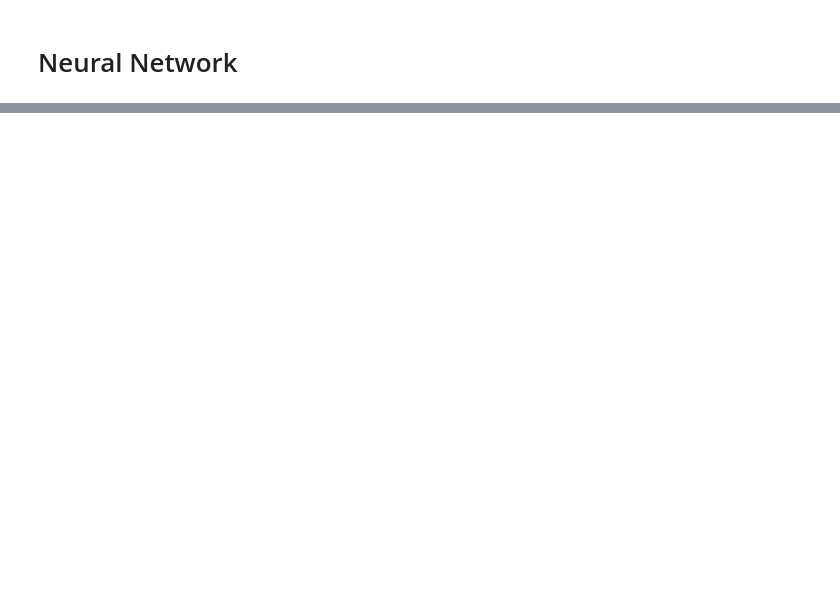
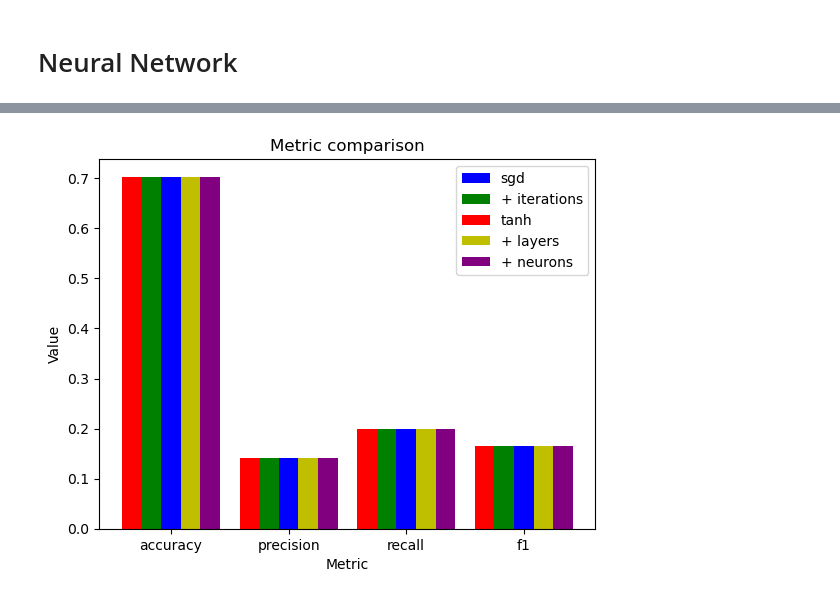
Before and after one commit to juanlo017/AISentimentAnalysis, a Jupyter notebook: SentimentAnalysis.ipynb, the cells around one changed output, grey strips where cells are left out. Drawn from its saved outputs; the diff is of its cells as text; code cells hidden in the pictures; blank space fills up the shorter version.

```diff
--- a/SentimentAnalysis.ipynb
+++ b/SentimentAnalysis.ipynb
@@ -590,0 +640,36 @@ plt.show()
+# %%
+results_nn_sgd = cross_validate(mlp_sgd_relu, X, y, cv=5, scoring=scoring_metrics)
+results_nn_sgd_more_iterations = cross_validate(mlp_sgd_more_iterations, X, y, cv=5, scoring=scoring_metrics)
+results_nn_sgd_tanh = cross_validate(mlp_sgd_tanh, X, y, cv=5, scoring=scoring_metrics)
+results_nn_sgd_more_layers = cross_validate(mlp_sgd_more_layers, X, y, cv=5, scoring=scoring_metrics)
+results_nn_sgd_more_neurons = cross_validate(mlp_sgd_more_neurons, X, y, cv=5, scoring=scoring_metrics)
+# %%
+nn_sgd_mean_metrics = calculate_mean_metrics(results_nn_sgd)
+results_nn_sgd_more_iterations_metrics = calculate_mean_metrics(results_nn_sgd_more_iterations)
+results_nn_sgd_tanh_metrics = calculate_mean_metrics(results_nn_sgd_tanh)
+results_nn_sgd_more_layers_metrics = calculate_mean_metrics(results_nn_sgd_more_layers)
+results_nn_sgd_more_neurons_metrics = calculate_mean_metrics(results_nn_sgd_more_neurons)
+
+metric_categories = ['accuracy', 'precision', 'recall', 'f1']
+N = len(metric_categories)
+fig, ax = plt.subplots()
+space = 1.5
+ind = np.arange(0,N*space, space)
+width_bar = 0.25
+
+rect1 = ax.bar(ind+0, nn_sgd_mean_metrics[2:], color = 'b', width = width_bar, label='sgd')
+rect2 = ax.bar(ind-0.25, results_nn_sgd_more_iterations_metrics[2:], color = 'g', width = width_bar, label='+ iterations')
+rect3 = ax.bar(ind-0.50, results_nn_sgd_tanh_metrics[2:], color = 'r', width = width_bar, label='tanh')
+rect3 = ax.bar(ind+0.25, results_nn_sgd_more_layers_metrics[2:], color = 'y', width = width_bar, label='+ layers')
+rect3 = ax.bar(ind+0.50, results_nn_sgd_more_neurons_metrics[2:], color = 'purple', width = width_bar, label='+ neurons')
+
+ax.set_xlabel('Metric')
+ax.set_ylabel('Value')
+ax.set_title('Metric comparison')
+
+ax.set_xticks(ind)
+ax.set_xticklabels(metric_categories)
+ax.legend()
+plt.show()
+# %% [output]
+[figure, added]
```
Also changed, not shown: parts of 30 cells of this notebook.
